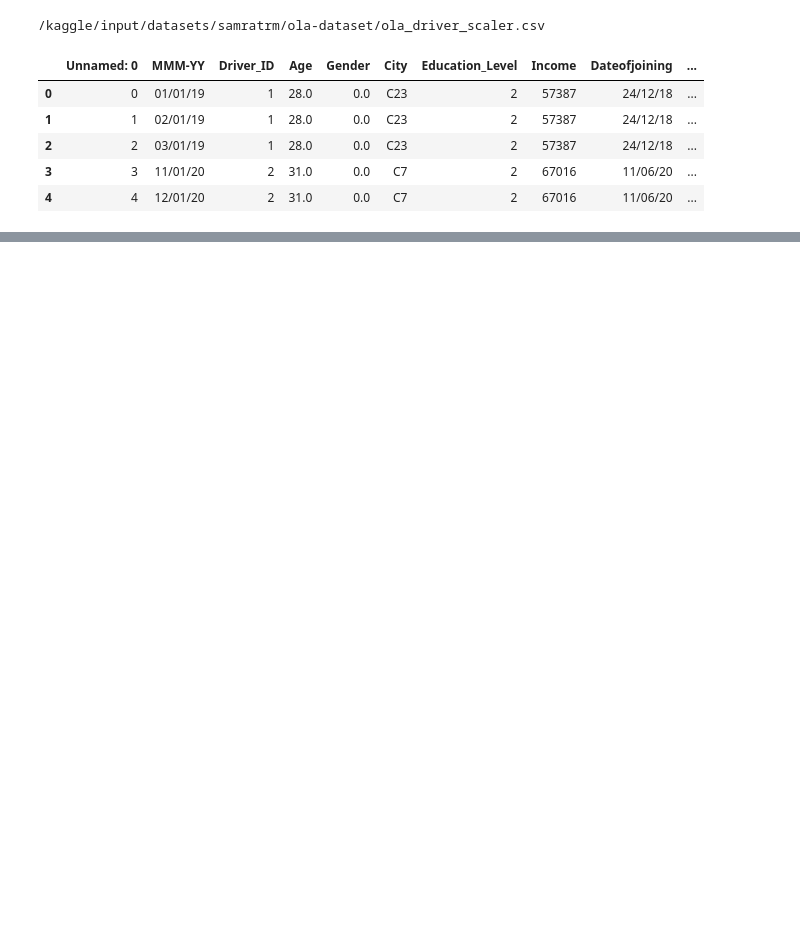
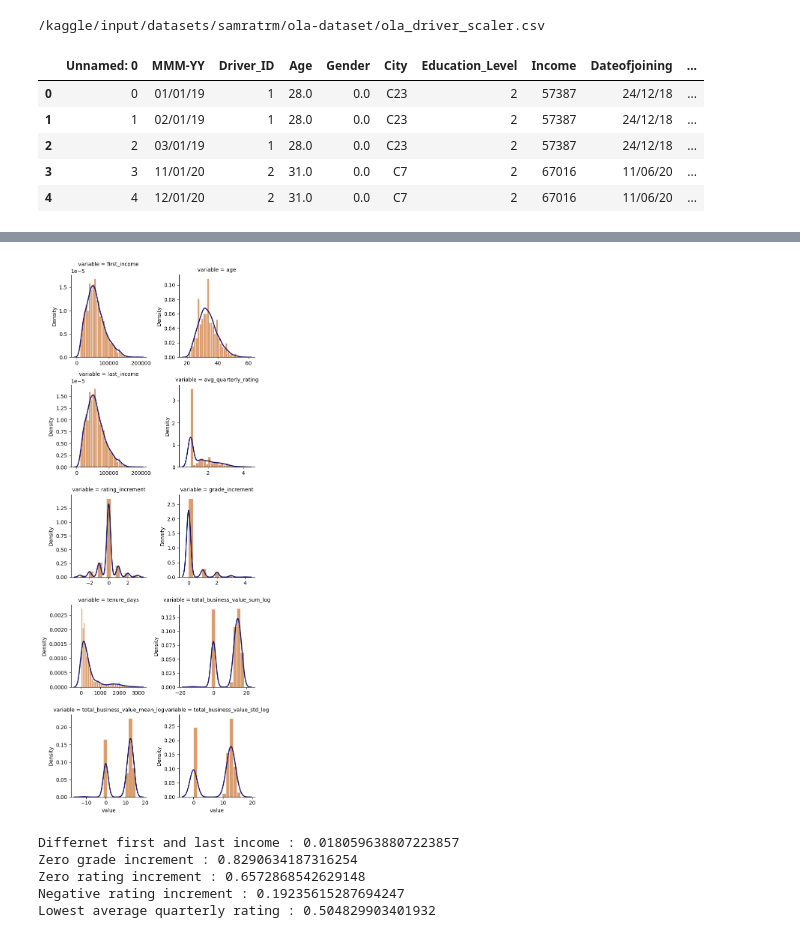
Before and after one commit to samrat-rm/Brain-Cache, a Jupyter notebook: Business_case_study/OLA_Drivers_Ensemble.ipynb, the cells around one changed output, grey strips where cells are left out. Cells and saved outputs as stored; diff of their text form; code cells hidden in the pictures; blank space fills up the shorter version.

```diff
--- a/Business_case_study/OLA_Drivers_Ensemble.ipynb
+++ b/Business_case_study/OLA_Drivers_Ensemble.ipynb
@@ -70,0 +423,5 @@ df.head()
+# %%
+business_feats = [ 'total_business_value_sum','total_business_value_mean','total_business_value_std']
+log_business_feats = [ 'total_business_value_sum_log','total_business_value_mean_log','total_business_value_std_log']
+driver_df[log_business_feats] = np.sign(driver_df[business_feats]) * np.log1p(np.abs(driver_df[business_feats]))
+driver_df[log_business_feats].describe()
@@ -70,0 +440,6 @@ df.head()
+# %%
+num_feats = driver_df.select_dtypes(include='number').columns.tolist()
+for feat in business_feats:
+    num_feats.remove(feat)
+f = pd.melt(driver_df, value_vars=num_feats)
+f.head()
@@ -70,0 +453,18 @@ df.head()
+# %%
+g = sns.FacetGrid(f, col="variable", col_wrap=2, sharex=False, sharey=False)
+g = g.map(sns.histplot, "value", color="#CE7D40", edgecolor="white", linewidth=0.5, alpha=0.75, stat="density").map(sns.kdeplot, "value", color="#191970", linewidth=2)
+# %% [output]
+[figure, added]
+# %%
+n = driver_df.shape[0]
+print('Differnet first and last income :',driver_df[driver_df['first_income'] != driver_df['last_income']].shape[0]/ n)
+print('Zero grade increment :',(driver_df[driver_df['grade_increment'] == 0]).shape[0]/ n)
+print('Zero rating increment :',(driver_df[driver_df['rating_increment'] == 0]).shape[0]/n)
+print('Negative rating increment :',(driver_df[driver_df['rating_increment'] < 0]).shape[0]/n)
+print('Lowest average quarterly rating :',driver_df[driver_df['avg_quarterly_rating'] == 1].shape[0]/n)
+# %% [output]
+Differnet first and last income : 0.018059638807223857
+Zero grade increment : 0.8290634187316254
+Zero rating increment : 0.6572868542629148
+Negative rating increment : 0.19235615287694247
+Lowest average quarterly rating : 0.504829903401932
```
Also changed, not shown: parts of 65 cells of this notebook.
